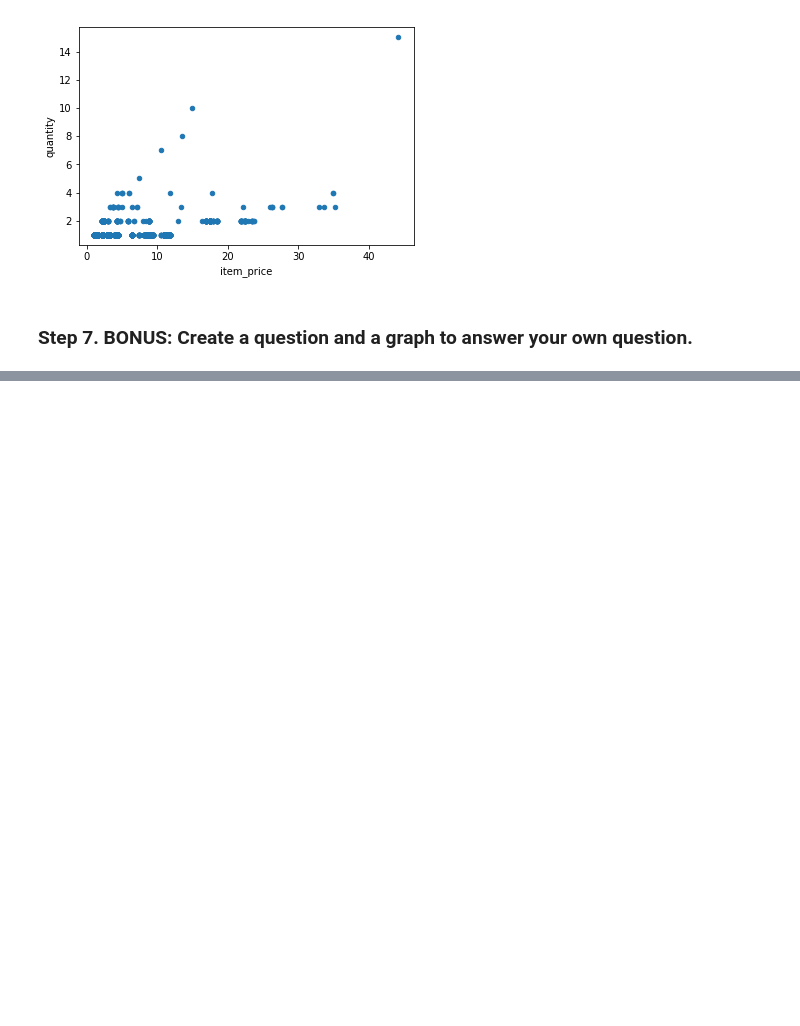
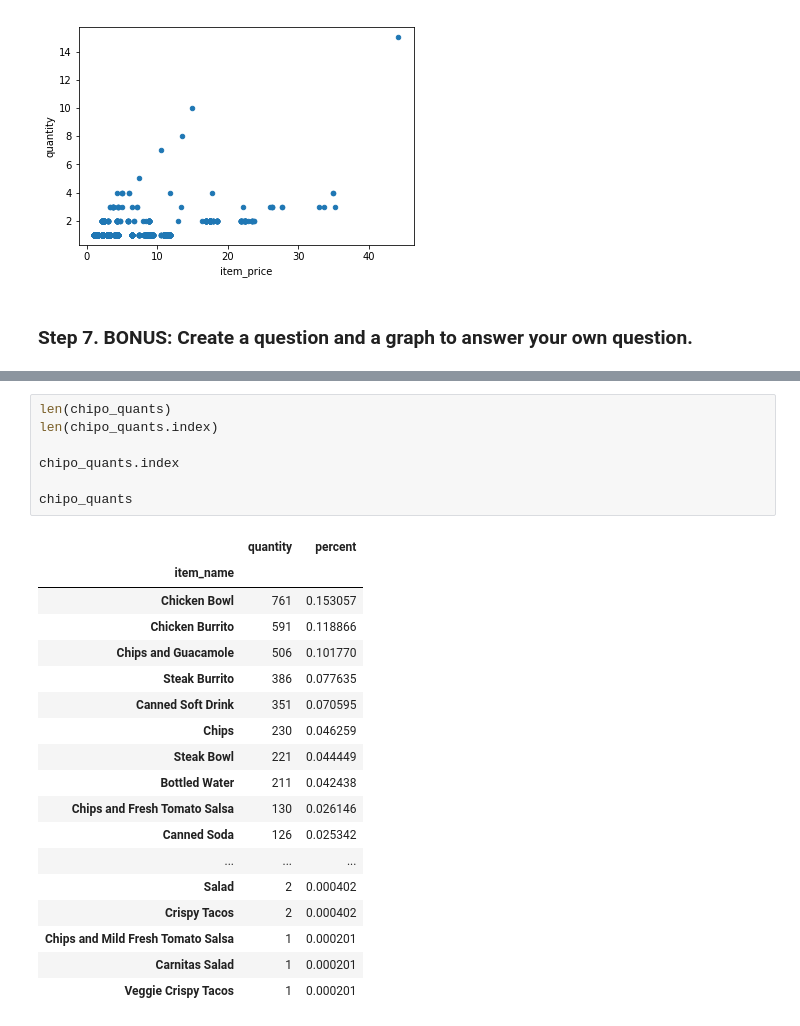
Before and after one commit to jordanmoritz/PandasExercises, a Jupyter notebook: pandas_exercises-master/07_Visualization/Chipotle/Exercises.ipynb, the cells around one changed output, grey strips where cells are left out. Drawn from its saved outputs; the diff is of its cells as text; blank space fills up the shorter version.

```diff
--- a/pandas_exercises-master/07_Visualization/Chipotle/Exercises.ipynb
+++ b/pandas_exercises-master/07_Visualization/Chipotle/Exercises.ipynb
@@ -96,0 +126,26 @@ chipo[['item_name', 'quantity', 'item_price']].plot(kind='scatter', x='item_pric
+# %%
+len(chipo_quants)
+len(chipo_quants.index)
+
+chipo_quants.index
+
+chipo_quants
+# %% [output]
+|  | quantity | percent |
+| item_name |  |  |
+| Chicken Bowl | 761 | 0.153057 |
+| Chicken Burrito | 591 | 0.118866 |
+| Chips and Guacamole | 506 | 0.101770 |
+| Steak Burrito | 386 | 0.077635 |
+| Canned Soft Drink | 351 | 0.070595 |
+| Chips | 230 | 0.046259 |
+| Steak Bowl | 221 | 0.044449 |
+| Bottled Water | 211 | 0.042438 |
+| Chips and Fresh Tomato Salsa | 130 | 0.026146 |
+| Canned Soda | 126 | 0.025342 |
+| ... | ... | ... |
+| Salad | 2 | 0.000402 |
+| Crispy Tacos | 2 | 0.000402 |
+| Chips and Mild Fresh Tomato Salsa | 1 | 0.000201 |
+| Carnitas Salad | 1 | 0.000201 |
+| Veggie Crispy Tacos | 1 | 0.000201 |
```
Also changed, not shown: parts of 3 cells of this notebook.
